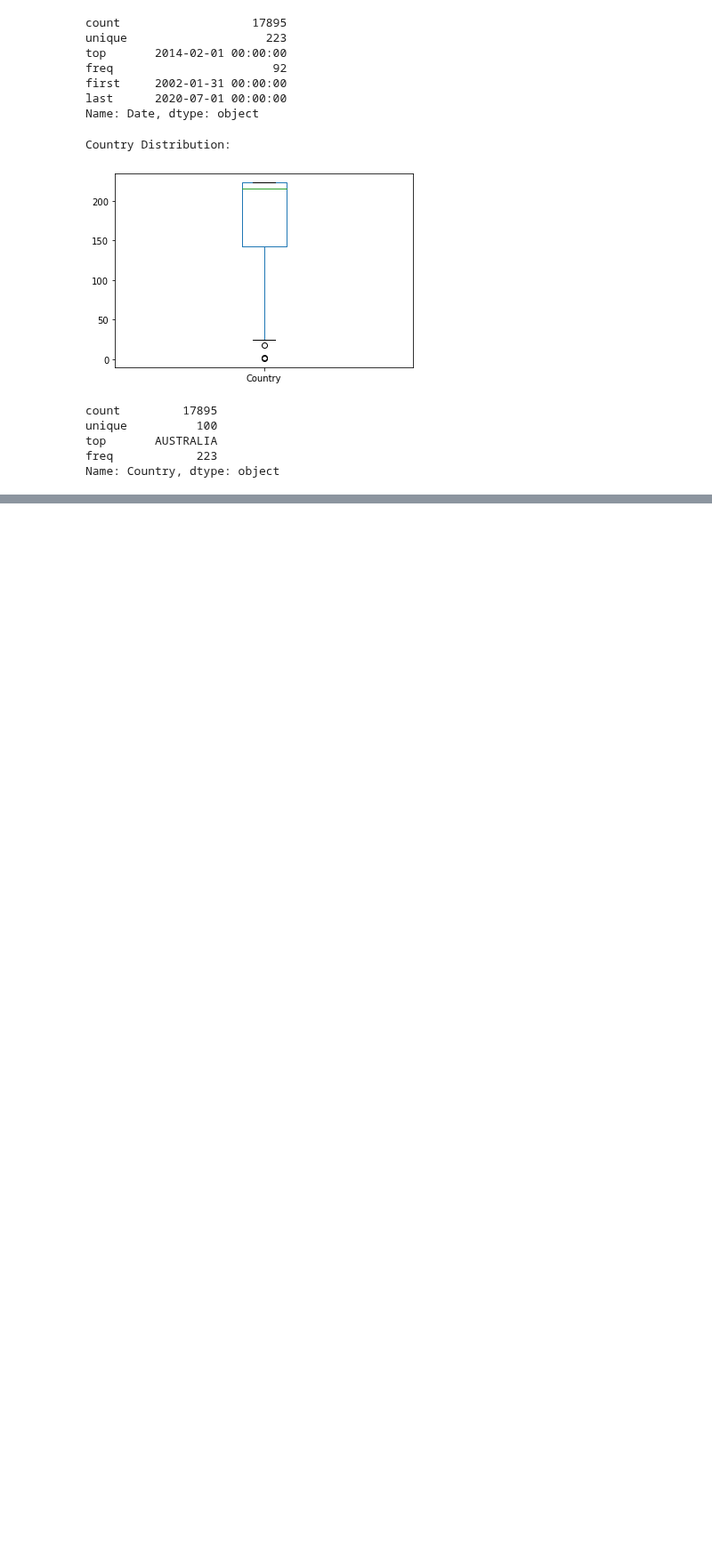
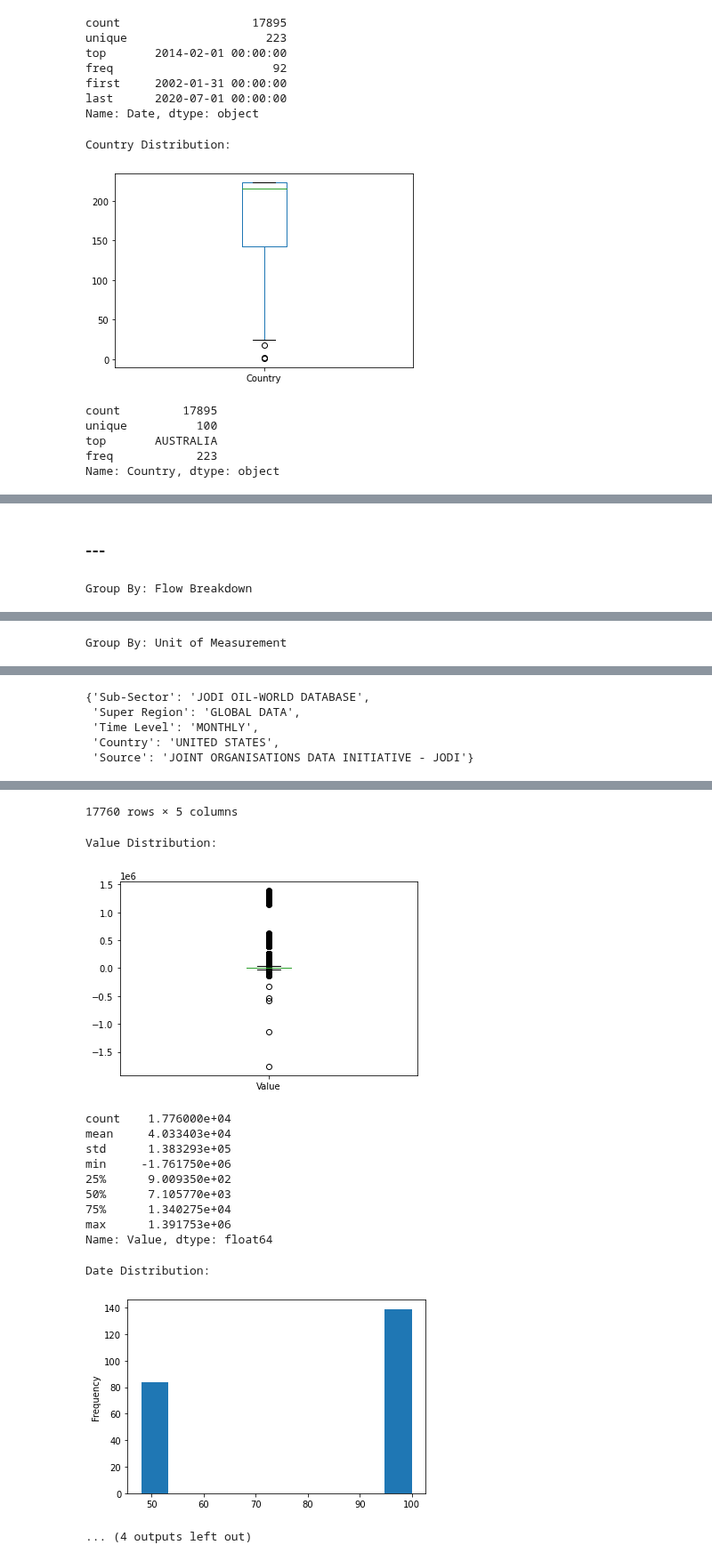
Before and after one commit to griffinwt/Hackathon_March2021, a Jupyter notebook: code/EDA-Brandon/Energy-Oil-Gas.ipynb, the cells around one changed output, grey strips where cells are left out. Shown at 89% size. Drawn from its saved outputs; the diff is of its cells as text; code cells hidden in the pictures; blank space fills up the shorter version.

```diff
--- a/code/EDA-Brandon/Energy-Oil-Gas.ipynb
+++ b/code/EDA-Brandon/Energy-Oil-Gas.ipynb
@@ -59,0 +108,19 @@ Name: Country, dtype: object
+# %% [markdown]
+### ---
+# %%
+# Imports
+import pandas as pd
+import matplotlib.pyplot as plt
+import os
+from preprocessor import preprocess_data
+
+folder = 'Energy_Oil_Gas'
+directory = '../../data/'+folder+'/'
+filename = 'JODI_US_product_flow_breakdown.xlsx'
+
+filepath = os.path.join(directory, filename)
+
+raw_df = pd.read_excel(filepath, infer_datetime_format = True)
+df, redund_dict = preprocess_data(raw_df)
+# %% [output]
+Group By: Flow Breakdown
@@ -59,0 +139 @@ Name: Country, dtype: object
+Group By: Unit of Measurement
@@ -59,0 +148,5 @@ Name: Country, dtype: object
+{'Sub-Sector': 'JODI OIL-WORLD DATABASE',
+ 'Super Region': 'GLOBAL DATA',
+ 'Time Level': 'MONTHLY',
+ 'Country': 'UNITED STATES',
+ 'Source': 'JOINT ORGANISATIONS DATA INITIATIVE - JODI'}
@@ -59,0 +165,15 @@ Name: Country, dtype: object
+17760 rows × 5 columns
+Value Distribution:
+[figure, added]
+count    1.776000e+04
+mean     4.033403e+04
+std      1.383293e+05
+min     -1.761750e+06
+25%      9.009350e+02
+50%      7.105770e+03
+75%      1.340275e+04
+max      1.391753e+06
+Name: Value, dtype: float64
+Date Distribution:
+[figure, added]
+... (4 outputs left out)
```
Also changed, not shown: parts of 13 cells of this notebook, 3 other files.
